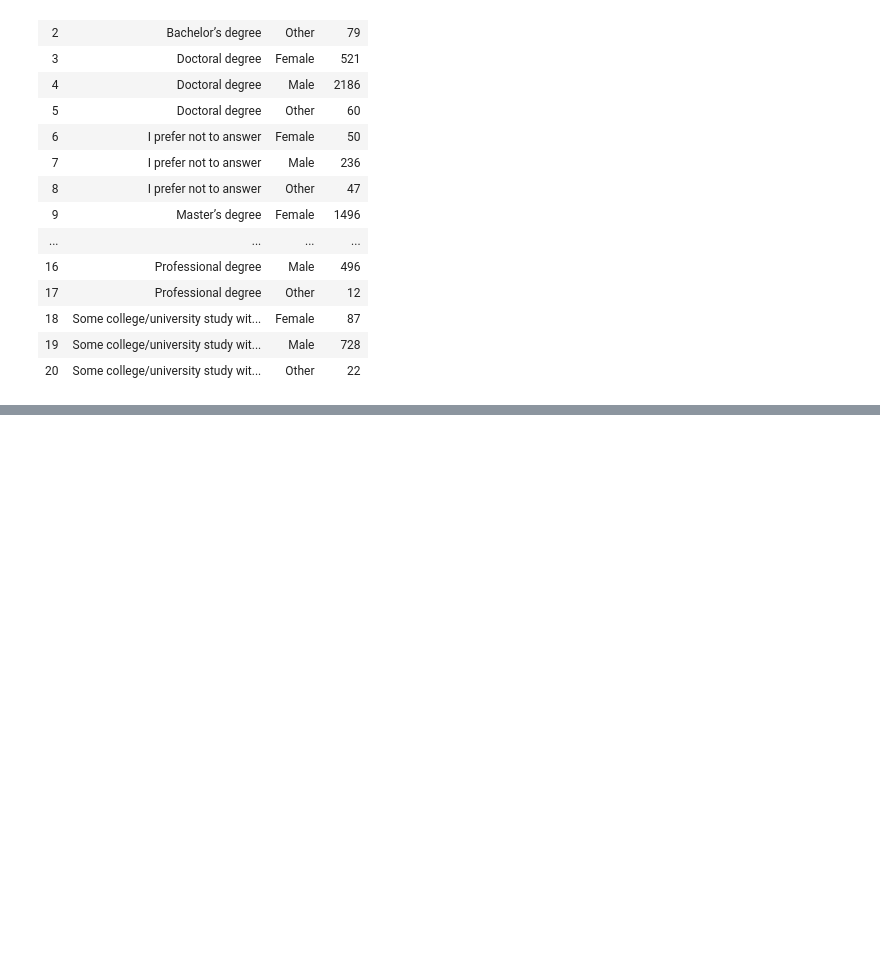
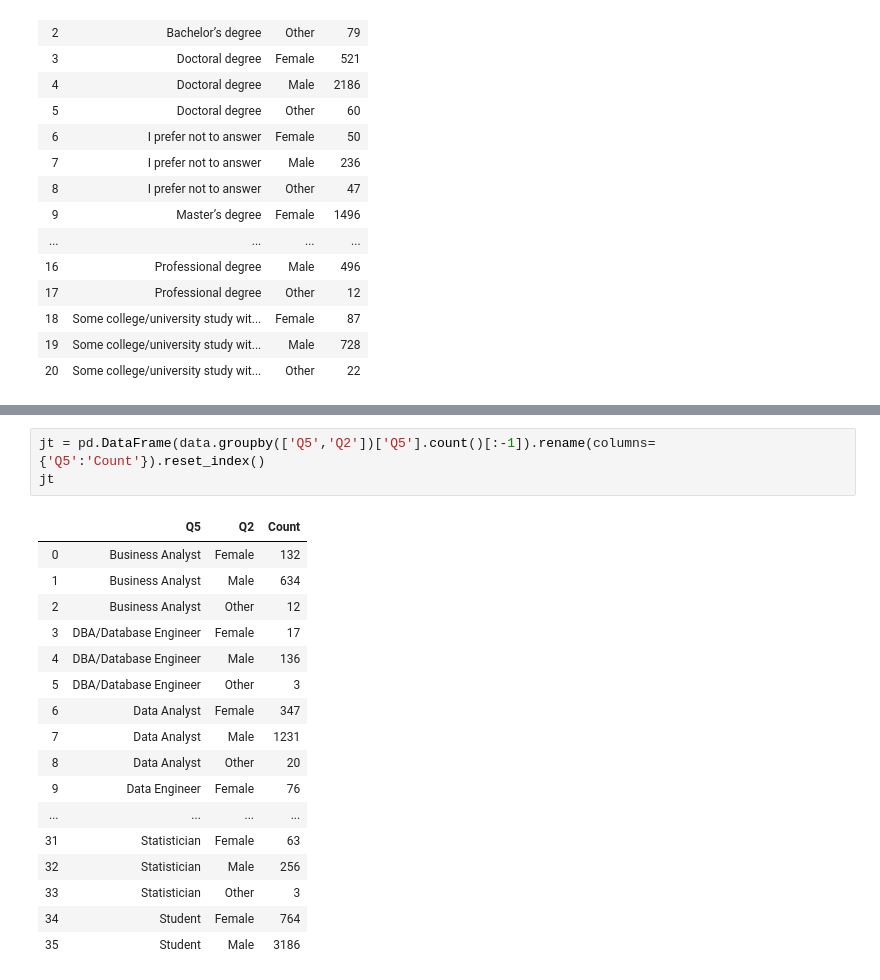
Before and after one commit to JakubPluta/Data-Science, a Jupyter notebook: Kaggle ML & DS Survey 2019/Keggle MS & DS Survey.ipynb, the cells around one changed output, grey strips where cells are left out. Saved outputs shown, nothing was run; the diff lists cells and outputs as text; blank space fills up the shorter version.

```diff
--- a/Kaggle ML & DS Survey 2019/Keggle MS & DS Survey.ipynb
+++ b/Kaggle ML & DS Survey 2019/Keggle MS & DS Survey.ipynb
@@ -461,0 +505,21 @@ fig7.show()
+# %%
+jt = pd.DataFrame(data.groupby(['Q5','Q2'])['Q5'].count()[:-1]).rename(columns={'Q5':'Count'}).reset_index()
+jt
+# %% [output]
+|  | Q5 | Q2 | Count |
+| 0 | Business Analyst | Female | 132 |
+| 1 | Business Analyst | Male | 634 |
+| 2 | Business Analyst | Other | 12 |
+| 3 | DBA/Database Engineer | Female | 17 |
+| 4 | DBA/Database Engineer | Male | 136 |
+| 5 | DBA/Database Engineer | Other | 3 |
+| 6 | Data Analyst | Female | 347 |
+| 7 | Data Analyst | Male | 1231 |
+| 8 | Data Analyst | Other | 20 |
+| 9 | Data Engineer | Female | 76 |
+| ... | ... | ... | ... |
+| 31 | Statistician | Female | 63 |
+| 32 | Statistician | Male | 256 |
+| 33 | Statistician | Other | 3 |
+| 34 | Student | Female | 764 |
+| 35 | Student | Male | 3186 |
```
Also changed, not shown: parts of 6 cells of this notebook.
